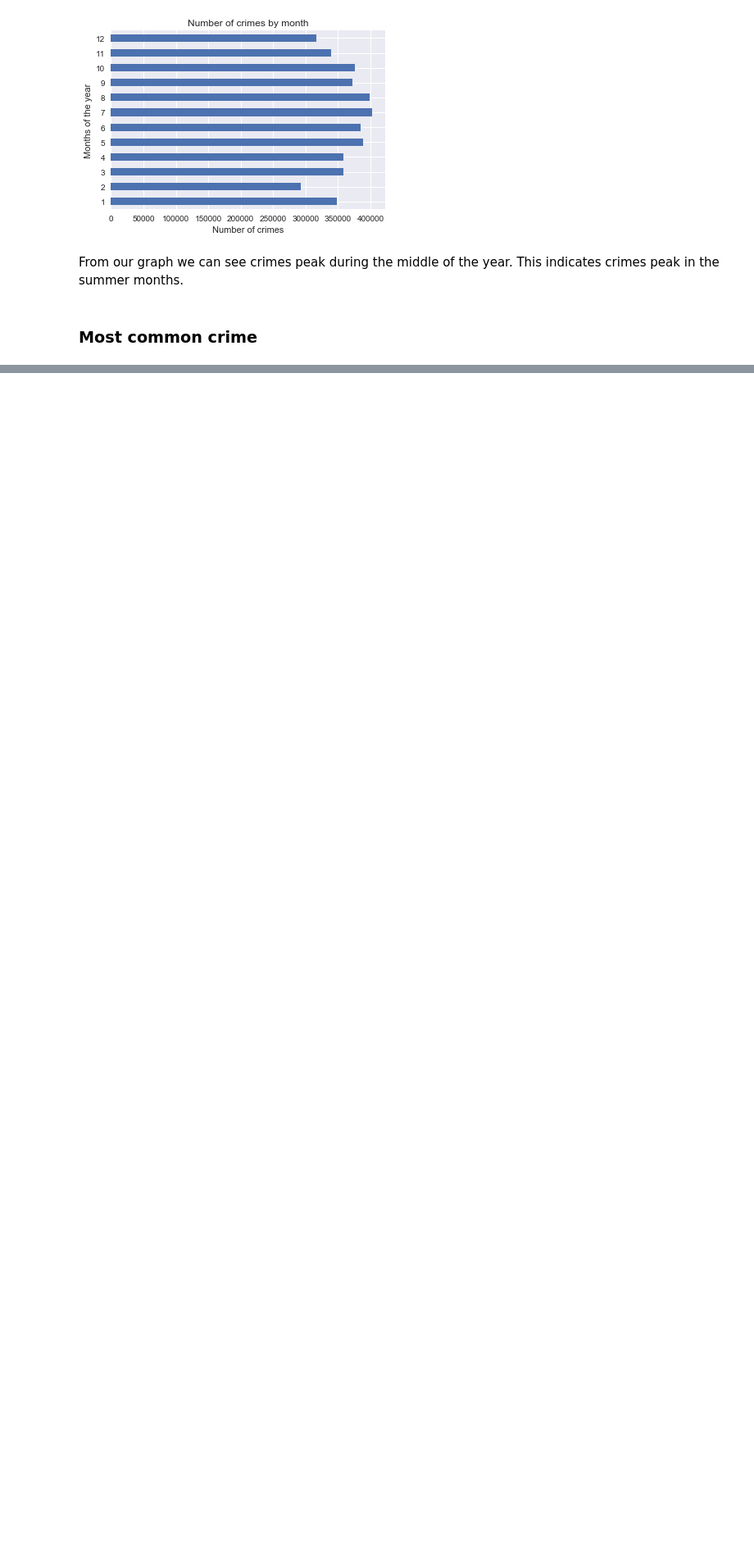
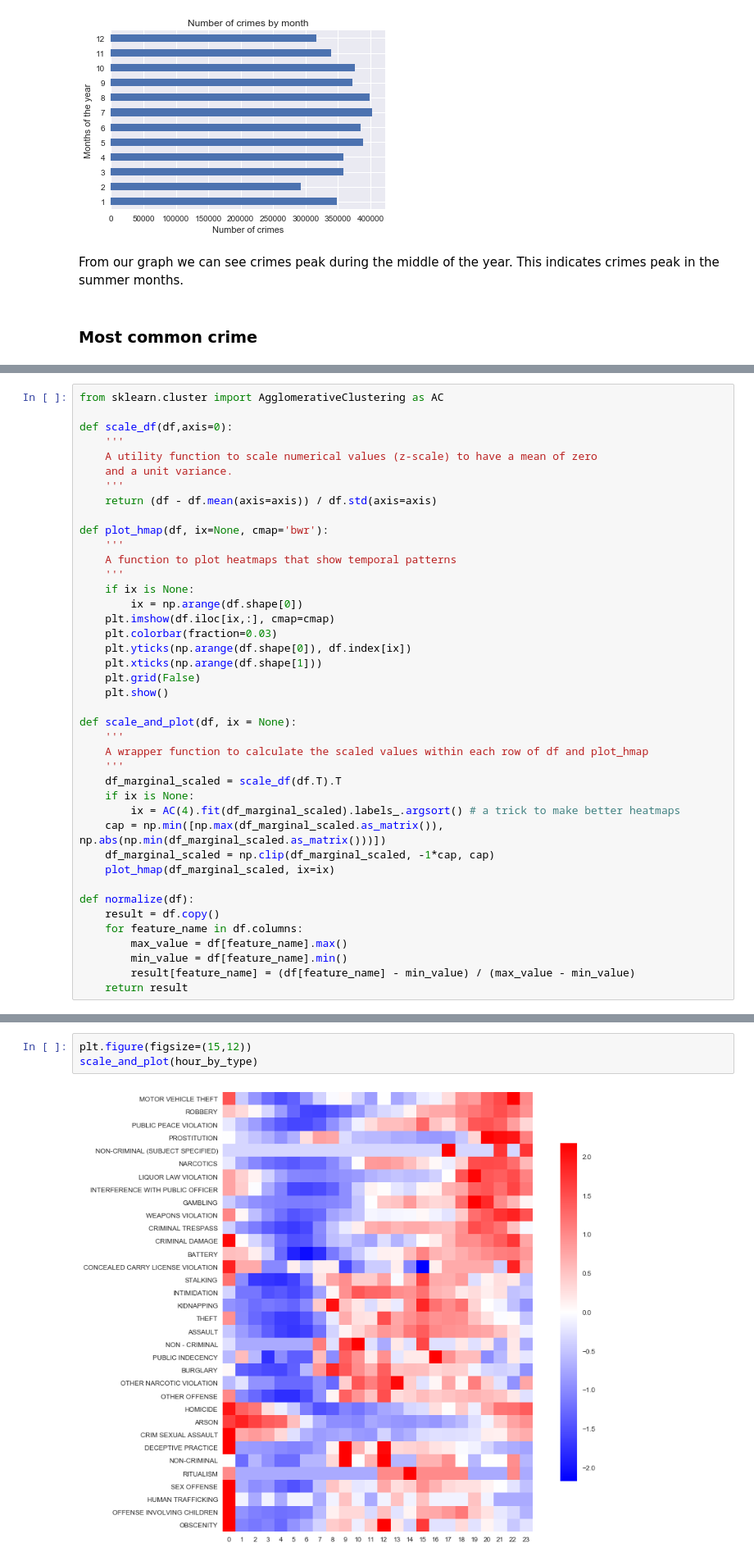
Before and after one commit to mwon3919/Data_Science_Projects, a Jupyter notebook: Crimes_Chicago/Chicago Crime Data Analysis.ipynb, the cells around one changed output, grey strips where cells are left out. Shown at 82% size. Saved outputs shown, nothing was run; the diff lists cells and outputs as text; blank space fills up the shorter version.

Commit message:
added temporal analysis

```diff
--- a/Crimes_Chicago/Chicago Crime Data Analysis.ipynb
+++ b/Crimes_Chicago/Chicago Crime Data Analysis.ipynb
@@ -259,0 +314,41 @@ From our graph we can see crimes peak during the middle of the year. This indica
+# %%
+from sklearn.cluster import AgglomerativeClustering as AC
+
+def scale_df(df,axis=0):
+    '''
+    A utility function to scale numerical values (z-scale) to have a mean of zero
+    and a unit variance.
+    '''
+    return (df - df.mean(axis=axis)) / df.std(axis=axis)
+
+def plot_hmap(df, ix=None, cmap='bwr'):
+    '''
+    A function to plot heatmaps that show temporal patterns
+    '''
+    if ix is None:
+        ix = np.arange(df.shape[0])
+    plt.imshow(df.iloc[ix,:], cmap=cmap)
+    plt.colorbar(fraction=0.03)
+    plt.yticks(np.arange(df.shape[0]), df.index[ix])
+    plt.xticks(np.arange(df.shape[1]))
+    plt.grid(False)
+    plt.show()
+
+def scale_and_plot(df, ix = None):
+    '''
+    A wrapper function to calculate the scaled values within each row of df and plot_hmap
+    '''
+    df_marginal_scaled = scale_df(df.T).T
+    if ix is None:
+        ix = AC(4).fit(df_marginal_scaled).labels_.argsort() # a trick to make better heatmaps
+    cap = np.min([np.max(df_marginal_scaled.as_matrix()), np.abs(np.min(df_marginal_scaled.as_matrix()))])
+    df_marginal_scaled = np.clip(df_marginal_scaled, -1*cap, cap)
+    plot_hmap(df_marginal_scaled, ix=ix)
+
+def normalize(df):
+    result = df.copy()
+    for feature_name in df.columns:
+        max_value = df[feature_name].max()
+        min_value = df[feature_name].min()
+        result[feature_name] = (df[feature_name] - min_value) / (max_value - min_value)
+    return result
@@ -259,0 +357,5 @@ From our graph we can see crimes peak during the middle of the year. This indica
+# %%
+plt.figure(figsize=(15,12))
+scale_and_plot(hour_by_type)
+# %% [output]
+[figure, added]
```
Also changed, not shown: parts of 9 cells of this notebook.
